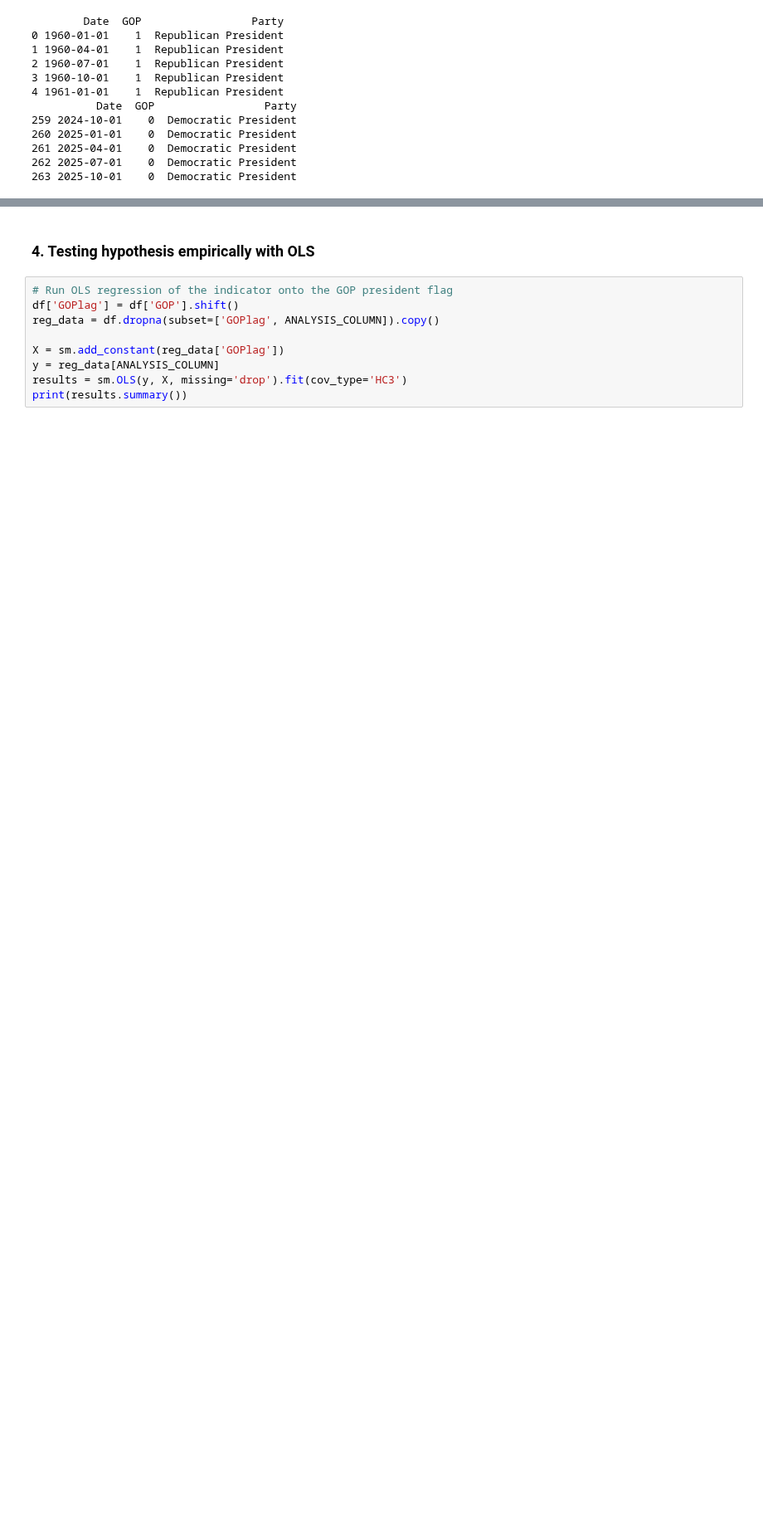
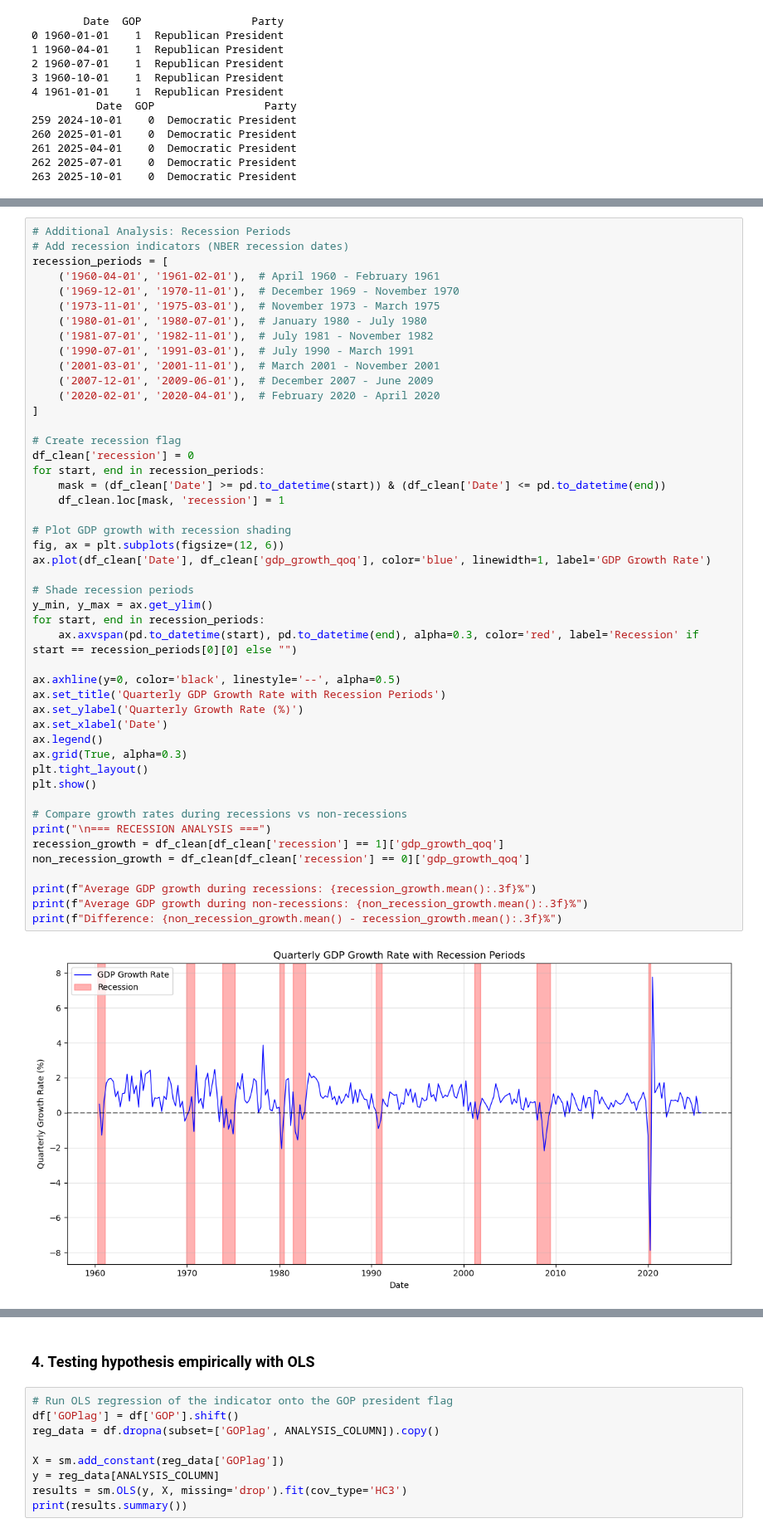
Before and after one commit to llorracc/as.180.369, a Jupyter notebook: materials/code-demo/RealGDPReturns.ipynb, the cells around one changed output, grey strips where cells are left out. Shown at 83% size. Drawn from its saved outputs; the diff is of its cells as text; blank space fills up the shorter version.

```diff
--- a/materials/code-demo/RealGDPReturns.ipynb
+++ b/materials/code-demo/RealGDPReturns.ipynb
@@ -191,0 +525,49 @@ plt.show()
+# %%
+# Additional Analysis: Recession Periods
+# Add recession indicators (NBER recession dates)
+recession_periods = [
+    ('1960-04-01', '1961-02-01'),  # April 1960 - February 1961
+    ('1969-12-01', '1970-11-01'),  # December 1969 - November 1970
+    ('1973-11-01', '1975-03-01'),  # November 1973 - March 1975
+    ('1980-01-01', '1980-07-01'),  # January 1980 - July 1980
+    ('1981-07-01', '1982-11-01'),  # July 1981 - November 1982
+    ('1990-07-01', '1991-03-01'),  # July 1990 - March 1991
+    ('2001-03-01', '2001-11-01'),  # March 2001 - November 2001
+    ('2007-12-01', '2009-06-01'),  # December 2007 - June 2009
+    ('2020-02-01', '2020-04-01'),  # February 2020 - April 2020
+]
+
+# Create recession flag
+df_clean['recession'] = 0
+for start, end in recession_periods:
+    mask = (df_clean['Date'] >= pd.to_datetime(start)) & (df_clean['Date'] <= pd.to_datetime(end))
+    df_clean.loc[mask, 'recession'] = 1
+
+# Plot GDP growth with recession shading
+fig, ax = plt.subplots(figsize=(12, 6))
+ax.plot(df_clean['Date'], df_clean['gdp_growth_qoq'], color='blue', linewidth=1, label='GDP Growth Rate')
+
+# Shade recession periods
+y_min, y_max = ax.get_ylim()
+for start, end in recession_periods:
+    ax.axvspan(pd.to_datetime(start), pd.to_datetime(end), alpha=0.3, color='red', label='Recession' if start == recession_periods[0][0] else "")
+
+ax.axhline(y=0, color='black', linestyle='--', alpha=0.5)
+ax.set_title('Quarterly GDP Growth Rate with Recession Periods')
+ax.set_ylabel('Quarterly Growth Rate (%)')
+ax.set_xlabel('Date')
+ax.legend()
+ax.grid(True, alpha=0.3)
+plt.tight_layout()
+plt.show()
+
+# Compare growth rates during recessions vs non-recessions
+print("\n=== RECESSION ANALYSIS ===")
+recession_growth = df_clean[df_clean['recession'] == 1]['gdp_growth_qoq']
+non_recession_growth = df_clean[df_clean['recession'] == 0]['gdp_growth_qoq']
+
+print(f"Average GDP growth during recessions: {recession_growth.mean():.3f}%")
+print(f"Average GDP growth during non-recessions: {non_recession_growth.mean():.3f}%")
+print(f"Difference: {non_recession_growth.mean() - recession_growth.mean():.3f}%")
+# %% [output]
+[figure, added]
```
Also changed, not shown: parts of 12 cells of this notebook.
